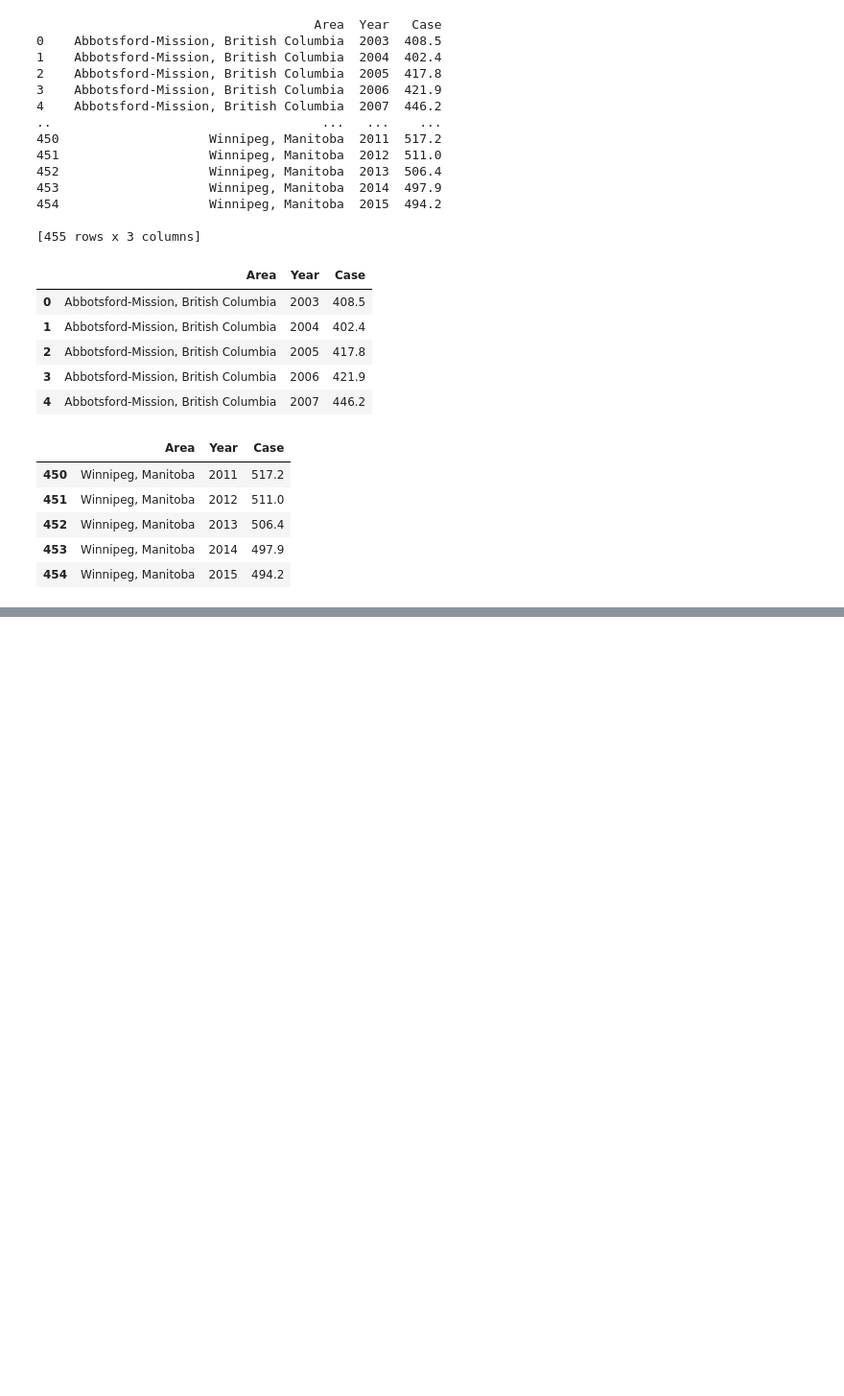
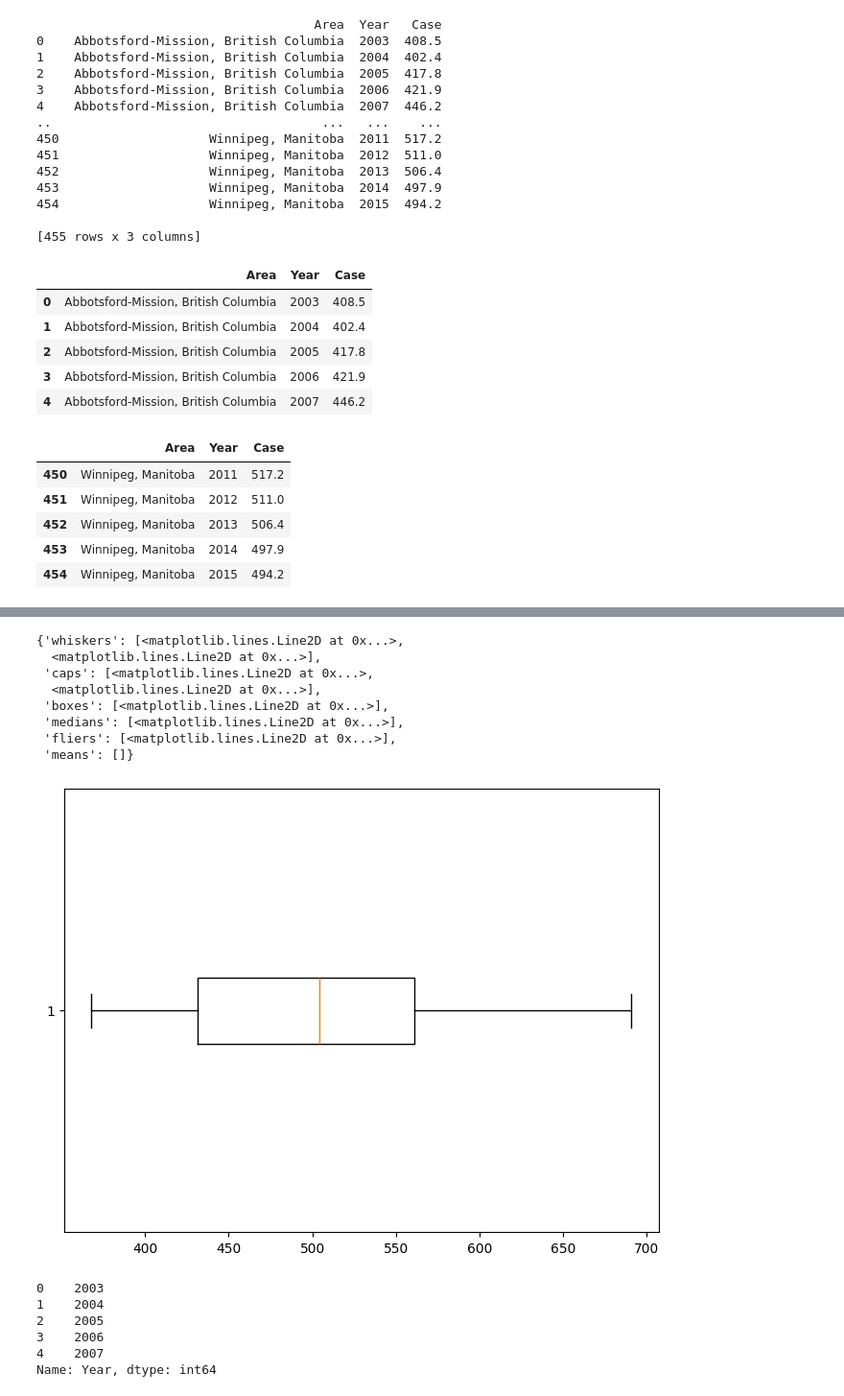
Before and after one commit to SaqifTahmid/Cancer-Data-Modelling, a Jupyter notebook: Detection.ipynb, the cells around one changed output, grey strips where cells are left out. Shown: that part at 96% size. Drawn from its saved outputs; the diff is of its cells as text; code cells hidden in the pictures; blank space fills up the shorter version.

```diff
--- a/Detection.ipynb
+++ b/Detection.ipynb
@@ -50,0 +84,35 @@ cancer.tail()
+# %%
+##We have got all ranges and quantiles
+## lets try to remove them using quantiles
+Q1 = cancer['Case'].quantile(0.25)
+Q3 = cancer['Case'].quantile(0.75)
+IQR = Q3 - Q1
+lower_bound = Q1 - 1.5 * IQR
+upper_bound = Q3 + 1.5 * IQR
+# Remove outliers
+cancer = cancer[(cancer['Case'] >= lower_bound) & (cancer['Case'] <= upper_bound)]
+# %%
+plt.figure(figsize=(8,6))
+plt.boxplot(cancer['Case'],vert=False)
+# %% [output]
+{'whiskers': [<matplotlib.lines.Line2D at 0x...>,
+  <matplotlib.lines.Line2D at 0x...>],
+ 'caps': [<matplotlib.lines.Line2D at 0x...>,
+  <matplotlib.lines.Line2D at 0x...>],
+ 'boxes': [<matplotlib.lines.Line2D at 0x...>],
+ 'medians': [<matplotlib.lines.Line2D at 0x...>],
+ 'fliers': [<matplotlib.lines.Line2D at 0x...>],
+ 'means': []}
+[figure, added]
+# %%
+import statsmodels.api as sm
+Y = cancer['Case']
+X = cancer['Year']
+X.head()
+# %% [output]
+0    2003
+1    2004
+2    2005
+3    2006
+4    2007
+Name: Year, dtype: int64
```
Also changed, not shown: parts of 8 cells of this notebook.
